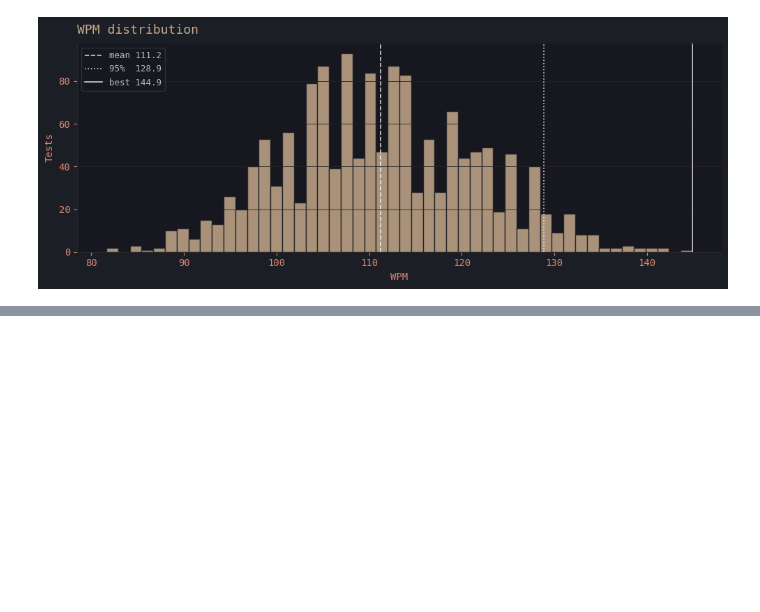
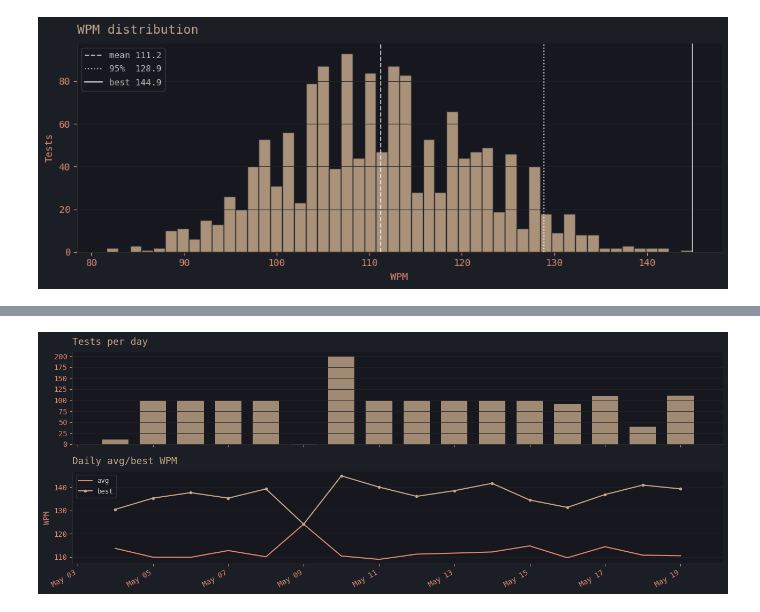
Before and after one commit to AYCDJ/Monkeytype-Data, a Jupyter notebook: Monkeytype.ipynb, the cells around one changed output, grey strips where cells are left out. Saved outputs shown, nothing was run; the diff lists cells and outputs as text; code cells hidden in the pictures; blank space fills up the shorter version.

```diff
--- a/Monkeytype.ipynb
+++ b/Monkeytype.ipynb
@@ -256,0 +256,29 @@ plt.show()
+# %%
+# Tests per day + wpm
+
+daily_df = df.groupby('day').agg(
+    tests=('wpm', 'count'),
+    wpm=('wpm', 'mean'),
+    best_wpm=('wpm', 'max'),
+).reset_index()
+daily_df['day'] = pd.to_datetime(daily_df['day'])
+
+fig, (ax1, ax2) = plt.subplots(2, 1, figsize=(13, 5), sharex=True)
+
+ax1.bar(daily_df['day'], daily_df['tests'], color=MCOLOR, width=0.7, alpha=0.8)
+title(ax1, 'Tests per day')
+ax1.set_label('Tests')
+ax1.yaxis.set_major_locator(MaxNLocator(integer=True))
+
+ax2.plot(daily_df['day'], daily_df['wpm'], color=SCOLOR, lw=1.5, label='avg')
+ax2.plot(daily_df['day'], daily_df['best_wpm'], color=MCOLOR, lw=1.5, marker='o', markersize=3, label='best')
+ax2.xaxis.set_major_formatter(mdates.DateFormatter('%b %d'))
+ax2.xaxis.set_major_locator(mdates.AutoDateLocator())
+plt.xticks(rotation=30, ha='right')
+ax2.set_ylabel('WPM')
+title(ax2, 'Daily avg/best WPM')
+ax2.legend(framealpha=0.15, fontsize=9)
+plt.tight_layout()
+plt.show()
+# %% [output]
+[figure, added]
```
Also changed, not shown: parts of 4 cells of this notebook.
